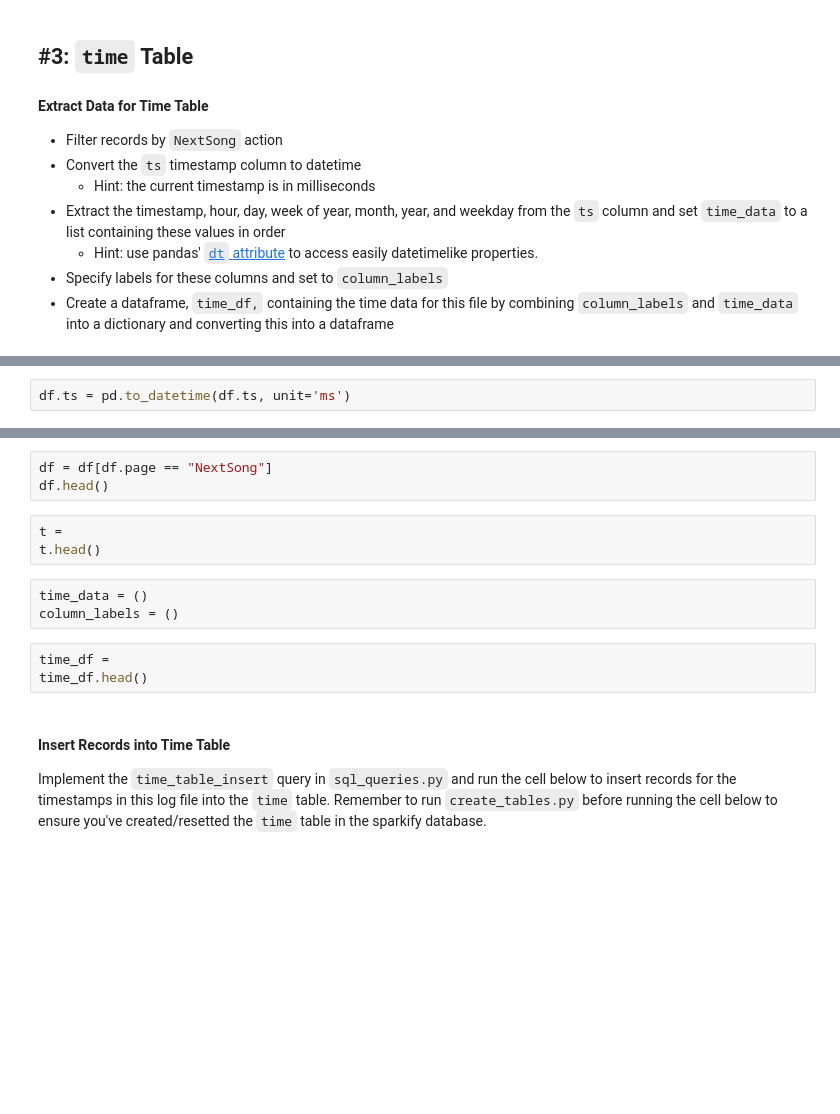
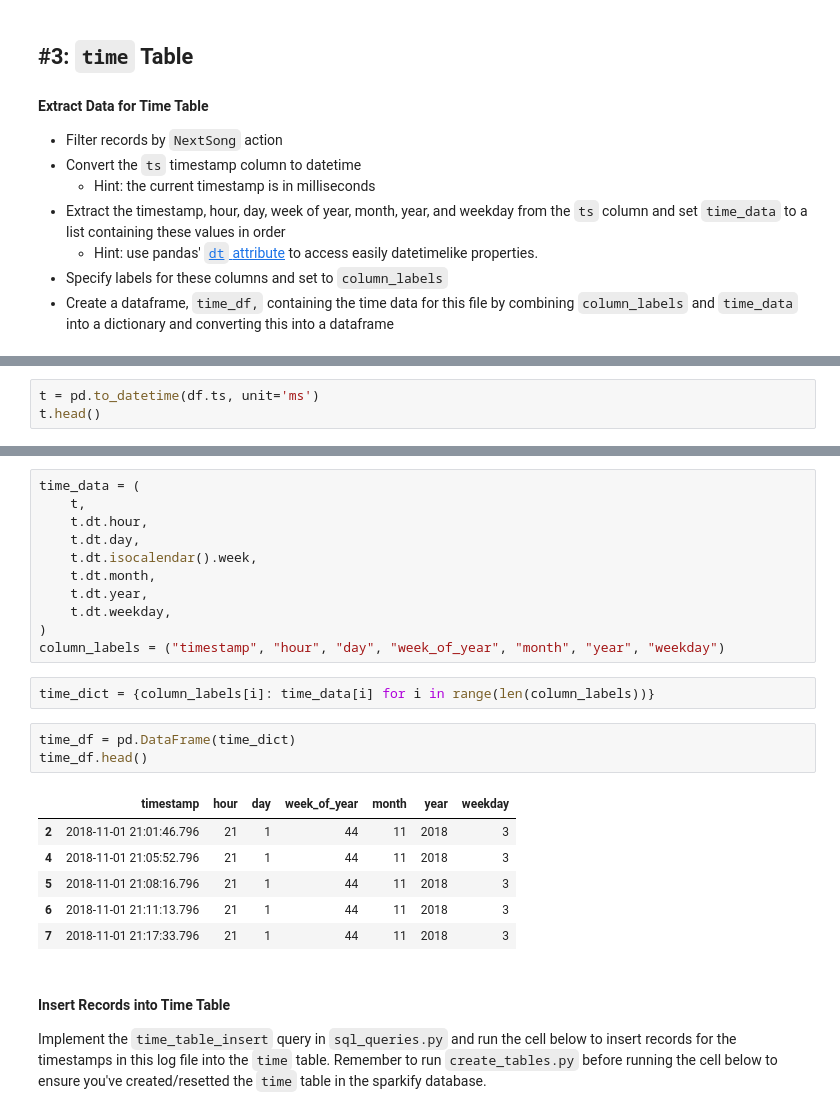
Before and after one commit to cnrd-dev/sparkify-data-model-postgress, a Jupyter notebook: etl.ipynb, the cells around one changed output, grey strips where cells are left out. Cells and saved outputs as stored; diff of their text form; blank space fills up the shorter version.

```diff
--- a/etl.ipynb
+++ b/etl.ipynb
@@ -112,2 +128,3 @@ df.head()
 # %%
-df.ts = pd.to_datetime(df.ts, unit='ms')
+t = pd.to_datetime(df.ts, unit='ms')
+t.head()
@@ -123,15 +138,26 @@ df.head()
-# %%
-df = df[df.page == "NextSong"]
-df.head()
-# %%
-t =
-t.head()
-# %%
-time_data = ()
-column_labels = ()
+# %%
+time_data = (
+    t,
+    t.dt.hour,
+    t.dt.day,
+    t.dt.isocalendar().week,
+    t.dt.month,
+    t.dt.year,
+    t.dt.weekday,
+)
+column_labels = ("timestamp", "hour", "day", "week_of_year", "month", "year", "weekday")
+# %%
+time_dict = {column_labels[i]: time_data[i] for i in range(len(column_labels))}
 # %%
-time_df =
+time_df = pd.DataFrame(time_dict)
 time_df.head()
+# %% [output]
+|  | timestamp | hour | day | week_of_year | month | year | weekday |
+| 2 | 2018-11-01 21:01:46.796 | 21 | 1 | 44 | 11 | 2018 | 3 |
+| 4 | 2018-11-01 21:05:52.796 | 21 | 1 | 44 | 11 | 2018 | 3 |
+| 5 | 2018-11-01 21:08:16.796 | 21 | 1 | 44 | 11 | 2018 | 3 |
+| 6 | 2018-11-01 21:11:13.796 | 21 | 1 | 44 | 11 | 2018 | 3 |
+| 7 | 2018-11-01 21:17:33.796 | 21 | 1 | 44 | 11 | 2018 | 3 |
 # %% [markdown]
 #### Insert Records into Time Table
 Implement the `time_table_insert` query in `sql_queries.py` and run the cell below to insert records for the timestamps in this log file into the `time` table. Remember to run `create_tables.py` before running the cell below to ensure you've created/resetted the `time` table in the sparkify database.
```
Also changed, not shown: parts of 12 cells of this notebook, 3 other files.
